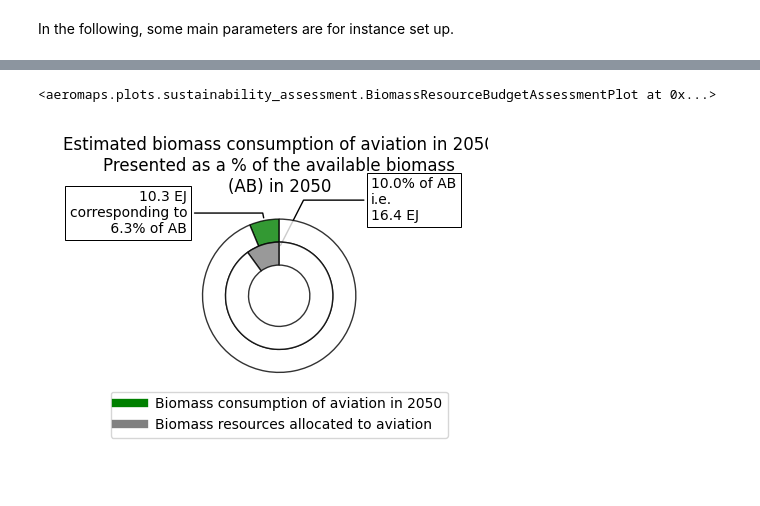
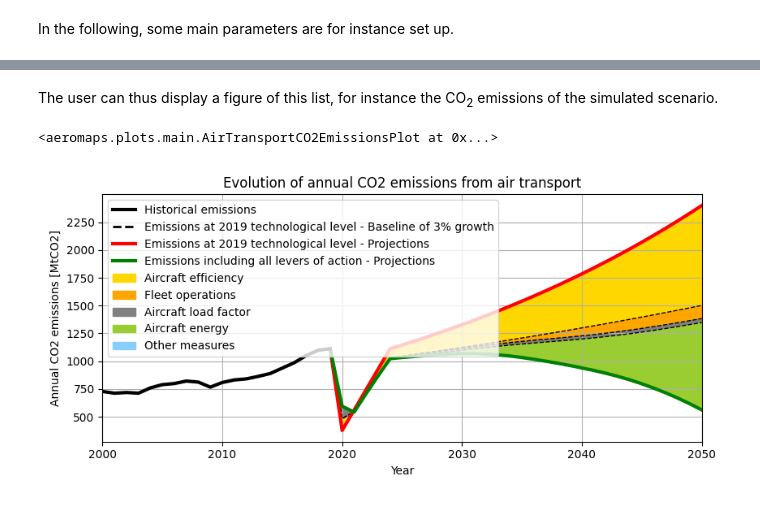
Before and after one commit to AeroMAPS/AeroMAPS, a Jupyter notebook: aeromaps/notebooks/basic_example.ipynb, the cells around one changed output, grey strips where cells are left out. Drawn from its saved outputs; the diff is of its cells as text; code cells hidden in the pictures.

```diff
--- a/aeromaps/notebooks/basic_example.ipynb
+++ b/aeromaps/notebooks/basic_example.ipynb
@@ -76,3 +112,7 @@ process.parameters.available_electricity = 250.0
 ## Aviation share of the global (equivalent) carbon budget [%]
 process.parameters.aviation_carbon_budget_allocated_share = 2.6
 process.parameters.aviation_equivalentcarbonbudget_allocated_share = 5.1
+
+## Aviation share of the global energy resources (biomass and electricity) [%]
+process.parameters.aviation_biomass_allocated_share = 5.0
+process.parameters.aviation_electricity_allocated_share = 5.0
@@ -88,7 +118,0 @@ process.parameters.co2_tax_2050=700
-# %%
-process.parameters.biofuel_share_2030 = 0
-process.parameters.biofuel_share_2040 = 0
-process.parameters.biofuel_share_2050 = 0
-process.parameters.electrofuel_share_2030 = 0
-process.parameters.electrofuel_share_2040 = 0
-process.parameters.electrofuel_share_2050 = 0
@@ -126,20 +120,18 @@ process.parameters.electrofuel_share_2050 = 35.0
 # Various environmental settings
 
 ## Share of biofuel production pathways by decade (the rest being completed by AtJ processes) [%]
-# REFUELEU LIKE
-process.parameters.biofuel_hefa_fog_share_2030 = 0.7
+process.parameters.biofuel_hefa_fog_share_2030 = 100.0
 process.parameters.biofuel_hefa_fog_share_2040 = 0.7
 process.parameters.biofuel_hefa_fog_share_2050 = 0.7
-process.parameters.biofuel_hefa_others_share_2030 = 3.8
+process.parameters.biofuel_hefa_others_share_2030 = 0.0
 process.parameters.biofuel_hefa_others_share_2040 = 3.8
 process.parameters.biofuel_hefa_others_share_2050 = 3.8
-process.parameters.biofuel_ft_others_share_2030 = 76.3
+process.parameters.biofuel_ft_others_share_2030 = 0
 process.parameters.biofuel_ft_others_share_2040 = 76.3
 process.parameters.biofuel_ft_others_share_2050 = 76.3
-process.parameters.biofuel_ft_msw_share_2030 = 7.4
+process.parameters.biofuel_ft_msw_share_2030 = 0.0
 process.parameters.biofuel_ft_msw_share_2040 = 7.4
 process.parameters.biofuel_ft_msw_share_2050 = 7.4
-
 
 ## Emission factors for electricity by decade (2019 value: 429 gCO2/kWh)
 process.parameters.electricity_emission_factor_2020 = 429
@@ -149,20 +141,15 @@ process.parameters.electricity_emission_factor_2050 = 30
 
 ## Share of hydrogen production pathways by decade (the rest being completed by production via coal without CCS) [%]
 ## Distribution in 2019: Gas without CCS (71%), Coal without CCS (27%), Electrolysis (2%), Others with CCS (0%), Co-products not taken into account
-process.parameters.hydrogen_electrolysis_share_2030 = 0
-process.parameters.hydrogen_electrolysis_share_2040 = 0
+process.parameters.hydrogen_electrolysis_share_2030 = 100
+process.parameters.hydrogen_electrolysis_share_2040 = 100
 process.parameters.hydrogen_electrolysis_share_2050 = 100
-process.parameters.hydrogen_gas_ccs_share_2030 = 20
-process.parameters.hydrogen_gas_ccs_share_2040 = 80
+process.parameters.hydrogen_gas_ccs_share_2030 = 0
+process.parameters.hydrogen_gas_ccs_share_2040 = 0
 process.parameters.hydrogen_gas_ccs_share_2050 = 0
-process.parameters.hydrogen_coal_ccs_share_2030 = 10
-process.parameters.hydrogen_coal_ccs_share_2040 = 10
+process.parameters.hydrogen_coal_ccs_share_2030 = 0
+process.parameters.hydrogen_coal_ccs_share_2040 = 0
 process.parameters.hydrogen_coal_ccs_share_2050 = 0
-process.parameters.hydrogen_gas_share_2030 = 70
-process.parameters.hydrogen_gas_share_2040 = 10
+process.parameters.hydrogen_gas_share_2030 = 0
+process.parameters.hydrogen_gas_share_2040 = 0
 process.parameters.hydrogen_gas_share_2050 = 0
-# %%
-#specific setup to 16% for mACC curve
-
-process.parameters.aviation_biomass_allocated_share = 10
-process.parameters.aviation_electricity_allocated_share = 10
@@ -210,5 +255,7 @@ process.list_available_plots()
+# %% [markdown]
+The user can thus display a figure of this list, for instance the CO<sub>2</sub> emissions of the simulated scenario.
 # %%
-process.plot('biomass_resource_budget_assessment')
+process.plot("air_transport_co2_emissions")
 # %% [output]
-<aeromaps.plots.sustainability_assessment.BiomassResourceBudgetAssessmentPlot at 0x...>
+<aeromaps.plots.main.AirTransportCO2EmissionsPlot at 0x...>
-[figure, old version]
+[figure, new version]
```
Also changed, not shown: parts of 61 cells of this notebook, 6 other files.
